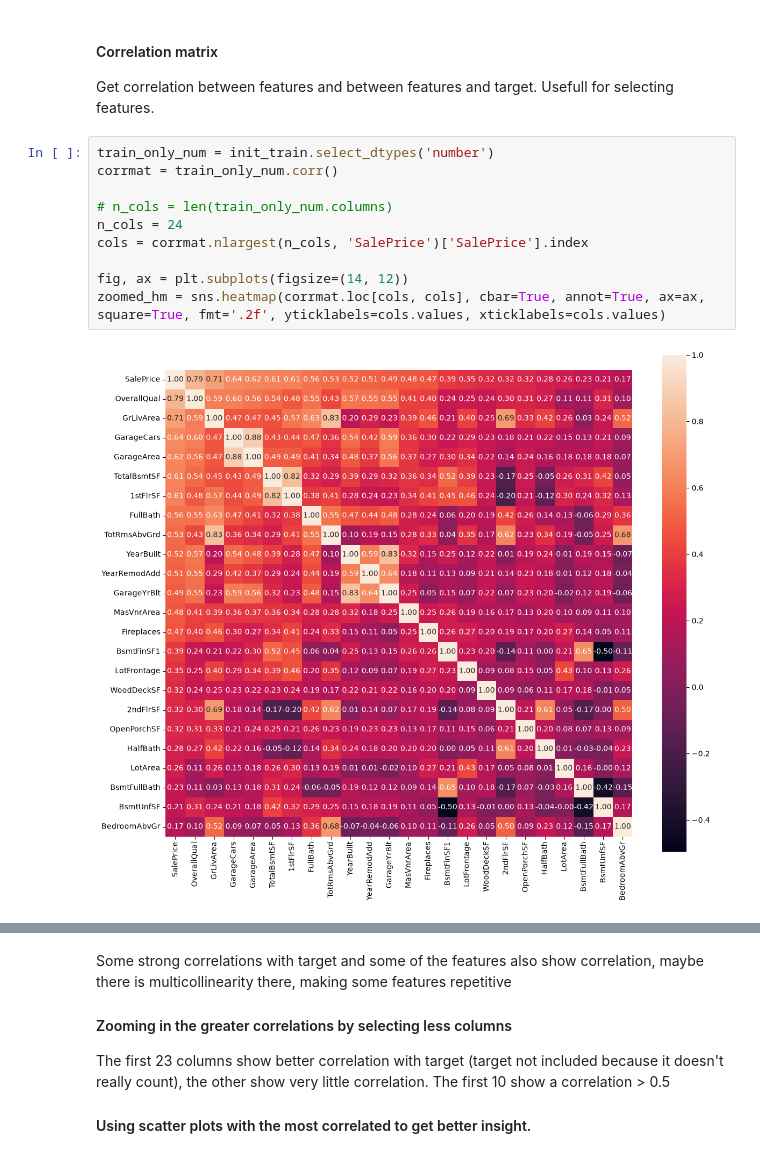
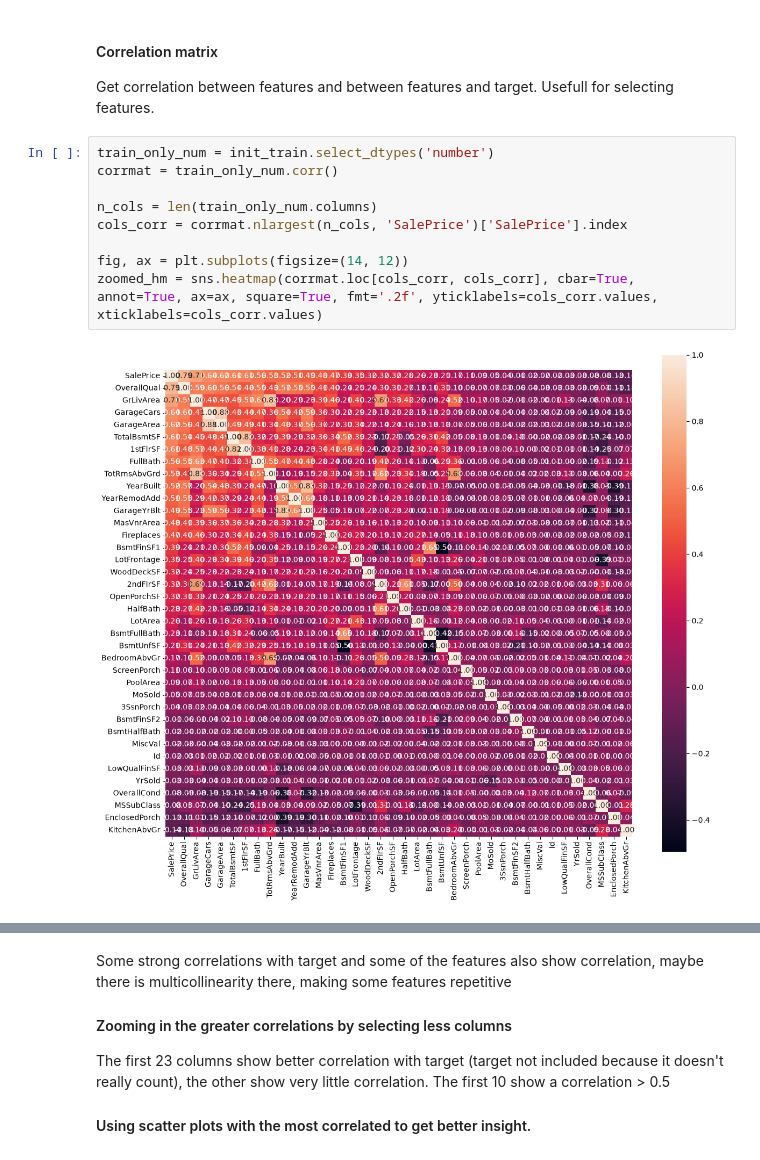
Before and after one commit to nfranel/house_prices_ML, a Jupyter notebook: house_prices_reg_advanced.ipynb, the cells around one changed output, grey strips where cells are left out. Cells and saved outputs as stored; diff of their text form.

```diff
--- a/house_prices_reg_advanced.ipynb
+++ b/house_prices_reg_advanced.ipynb
@@ -116,12 +148,11 @@ Get correlation between features and between features and target. Usefull for se
 # %%
 train_only_num = init_train.select_dtypes('number')
 corrmat = train_only_num.corr()
 
-# n_cols = len(train_only_num.columns)
-n_cols = 24
-cols = corrmat.nlargest(n_cols, 'SalePrice')['SalePrice'].index
+n_cols = len(train_only_num.columns)
+cols_corr = corrmat.nlargest(n_cols, 'SalePrice')['SalePrice'].index
 
 fig, ax = plt.subplots(figsize=(14, 12))
-zoomed_hm = sns.heatmap(corrmat.loc[cols, cols], cbar=True, annot=True, ax=ax, square=True, fmt='.2f', yticklabels=cols.values, xticklabels=cols.values)
+zoomed_hm = sns.heatmap(corrmat.loc[cols_corr, cols_corr], cbar=True, annot=True, ax=ax, square=True, fmt='.2f', yticklabels=cols_corr.values, xticklabels=cols_corr.values)
 # %% [output]
-[figure, old version]
+[figure, new version]
```
Also changed, not shown: parts of 35 cells of this notebook.
